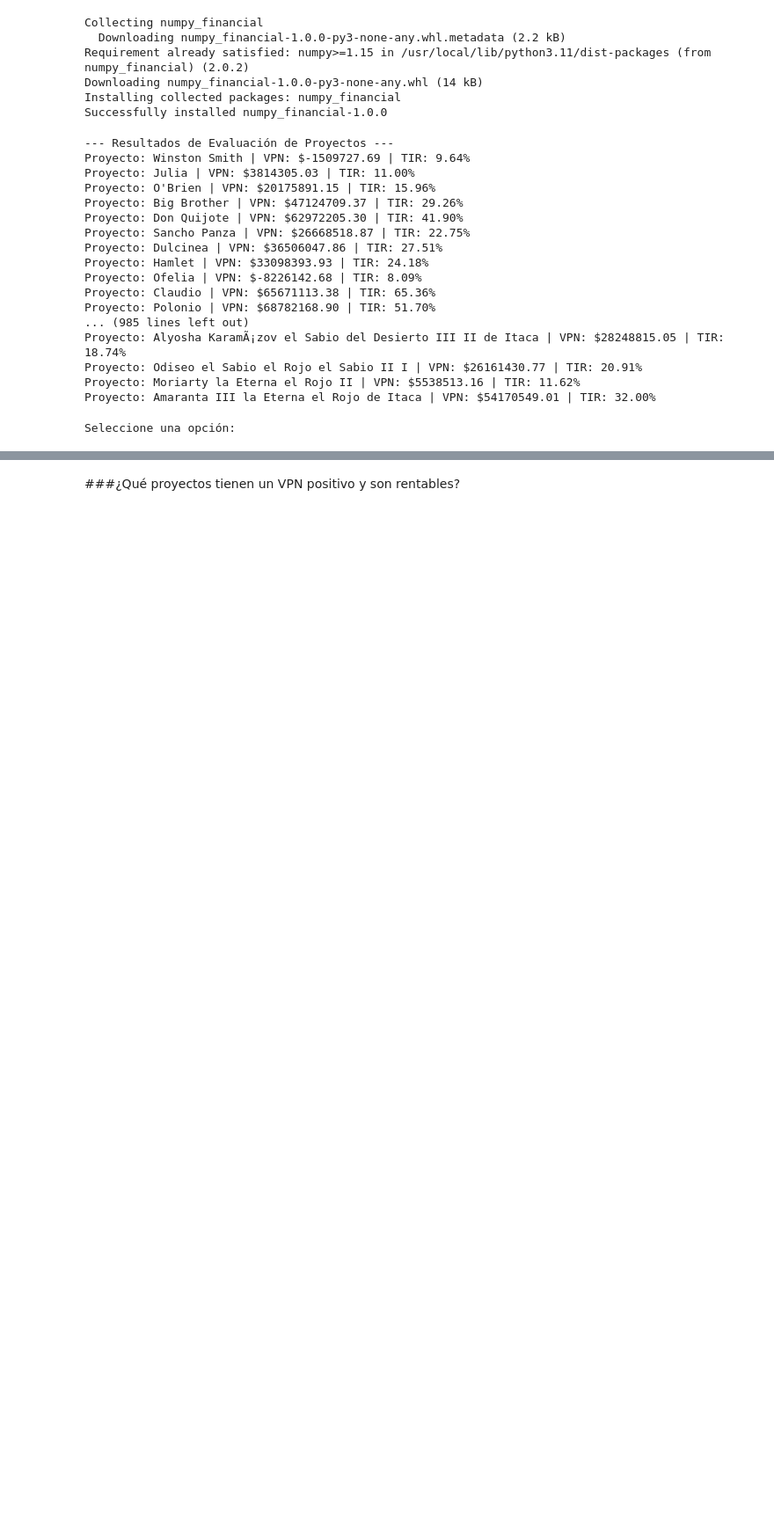
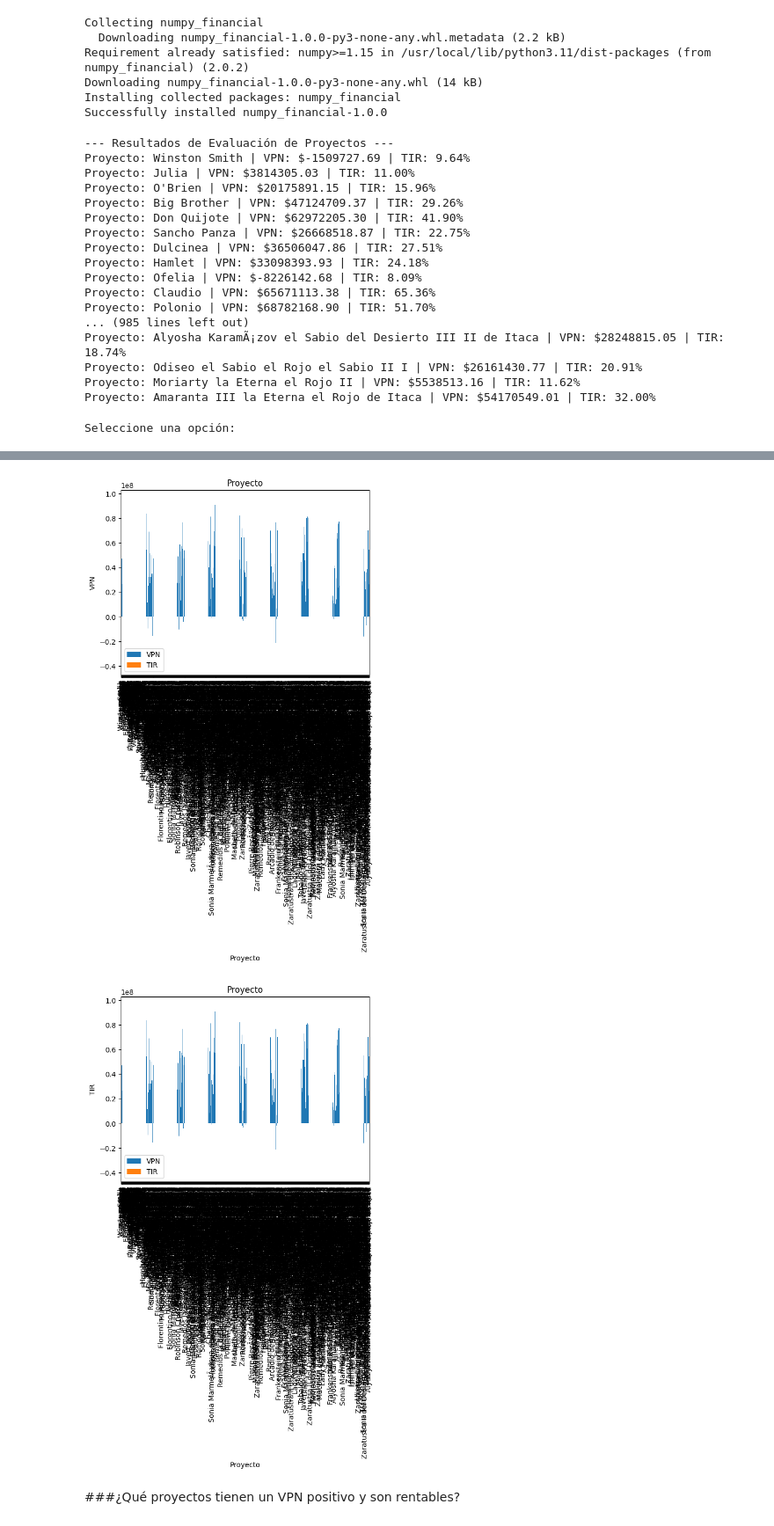
Before and after one commit to Sofi-vergara04/Lenguajes_de_programacion, a Jupyter notebook: Examen_institucional.ipynb, the cells around one changed output, grey strips where cells are left out. Shown: that part at 88% size. Saved outputs shown, nothing was run; the diff lists cells and outputs as text; code cells hidden in the pictures; blank space fills up the shorter version.

```diff
--- a/Examen_institucional.ipynb
+++ b/Examen_institucional.ipynb
@@ -175,9 +175,15 @@ def mostrar_menu():
 
     def boton_graficar_click(b):
         print("Usted ha seleccionado el boton de graficar resultados")
-        plot_vpn = df_vpn.plot(kind='bar', title='Valor Presente Neto (VPN) por Proyecto')
+        df_vpn_str = pd.DataFrame.from_dict(resultados, orient='index')
+        plot_vpn = df_vpn_str.plot(kind='bar', title='Proyecto')
         plot_vpn.set_xlabel('Proyecto')
         plot_vpn.set_ylabel('VPN')
+        plt.tight_layout()
+        plt.show()
+        plot_tir = df_vpn_str.plot(kind='bar', title='Proyecto')
+        plot_tir.set_xlabel('Proyecto')
+        plot_tir.set_ylabel('TIR')
         plt.tight_layout()
         plt.show()
 
@@ -223,3 +213,5 @@ El proyecto con la TIR más baja es 'Humbert Humbert el Rojo del Desierto el Sab
+[figure, added]
+[figure, added]
 # %% [markdown]
 ###¿Qué proyectos tienen un VPN positivo y son rentables?
 # %%
```
Also changed, not shown: parts of 1 cell of this notebook.
